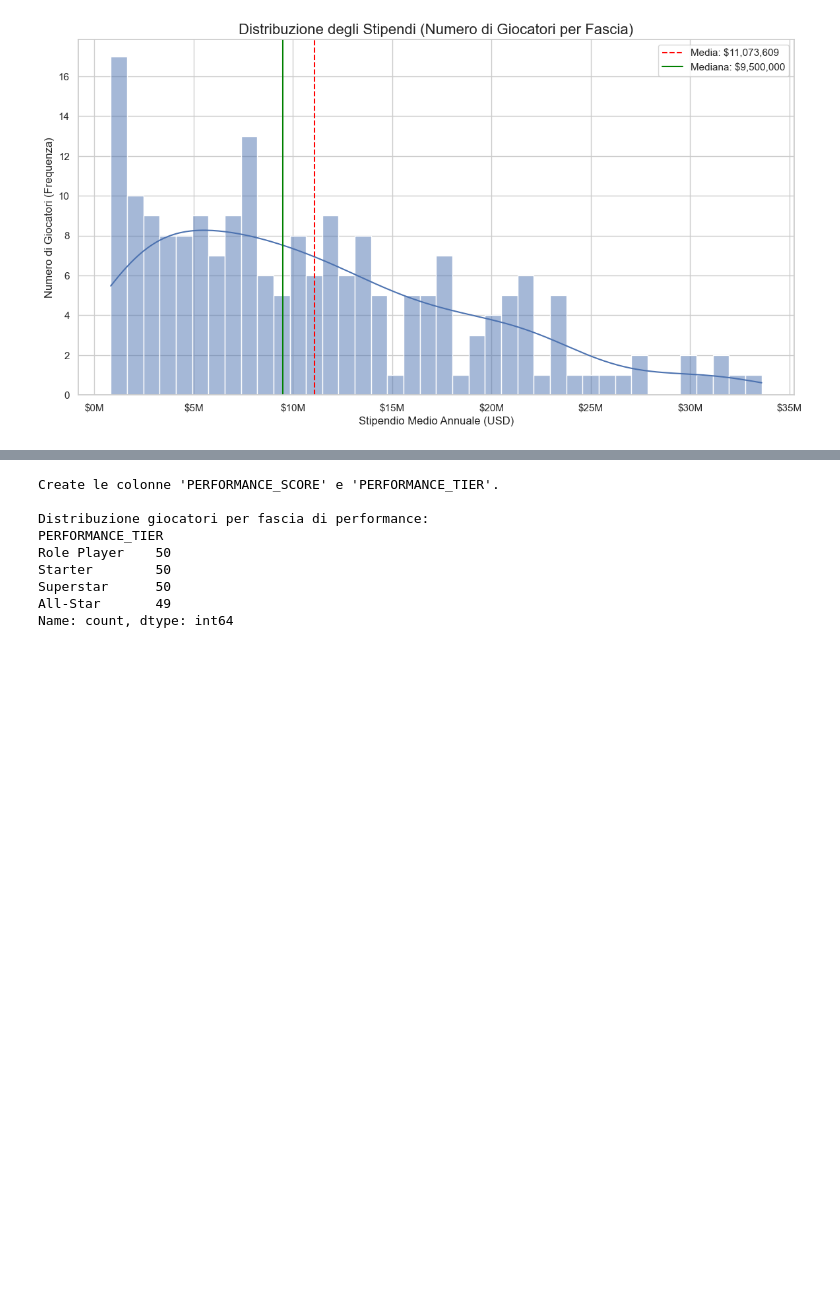
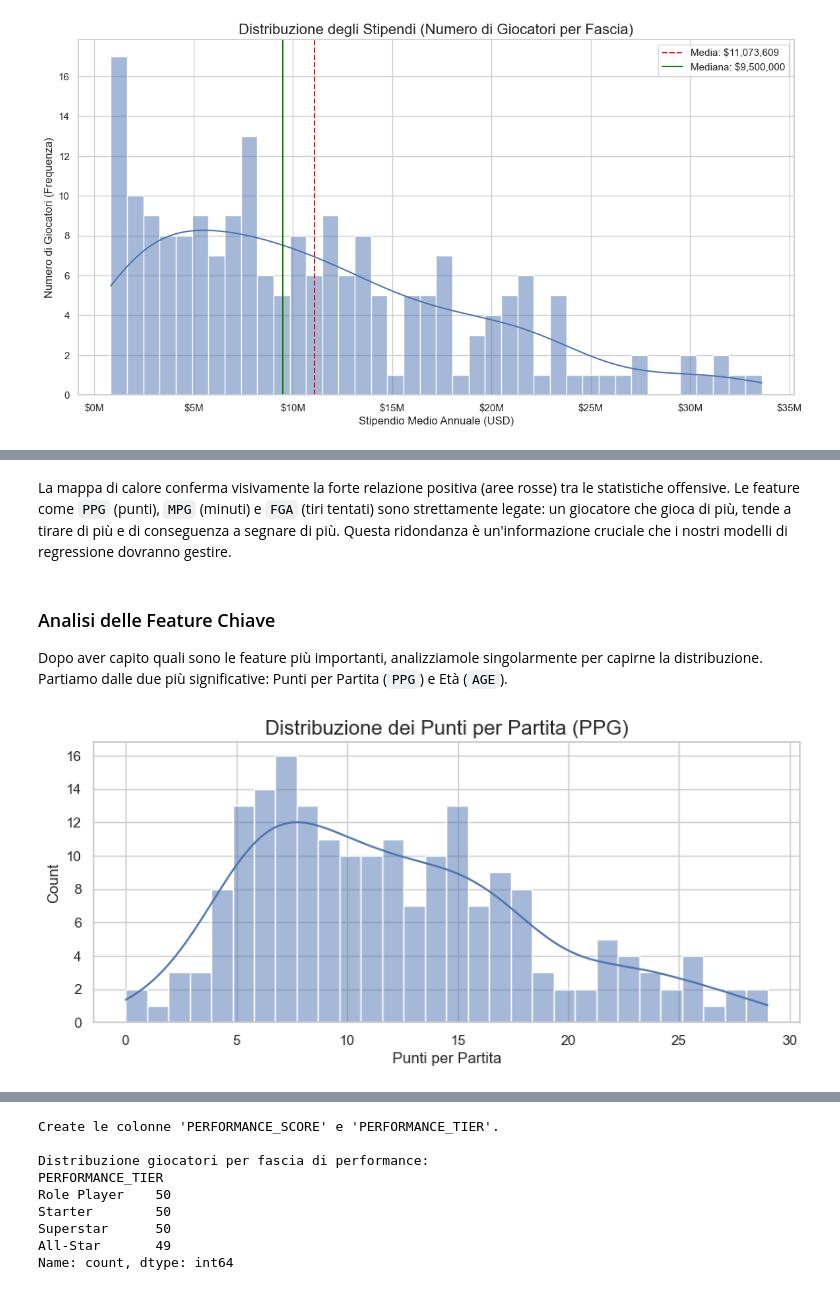
Before and after one commit to alessiobifulco/NBA-Salary-Prediction, a Jupyter notebook: notebook/project.ipynb, the cells around one changed output, grey strips where cells are left out. Saved outputs shown, nothing was run; the diff lists cells and outputs as text; code cells hidden in the pictures; blank space fills up the shorter version.

```diff
--- a/notebook/project.ipynb
+++ b/notebook/project.ipynb
@@ -288,0 +252,15 @@ plt.show()
+# %% [markdown]
+
+La mappa di calore conferma visivamente la forte relazione positiva (aree rosse) tra le statistiche offensive. Le feature come `PPG` (punti), `MPG` (minuti) e `FGA` (tiri tentati) sono strettamente legate: un giocatore che gioca di più, tende a tirare di più e di conseguenza a segnare di più. Questa ridondanza è un'informazione cruciale che i nostri modelli di regressione dovranno gestire.
+# %% [markdown]
+### Analisi delle Feature Chiave
+
+Dopo aver capito quali sono le feature più importanti, analizziamole singolarmente per capirne la distribuzione. Partiamo dalle due più significative: Punti per Partita (`PPG`) e Età (`AGE`).
+# %%
+plt.figure(figsize=(10, 4))
+sns.histplot(data=final_df, x='PPG', kde=True, bins=30)
+plt.title('Distribuzione dei Punti per Partita (PPG)', fontsize=16)
+plt.xlabel('Punti per Partita')
+plt.show()
+# %% [output]
+[figure, added]
```
Also changed, not shown: parts of 87 cells of this notebook.
